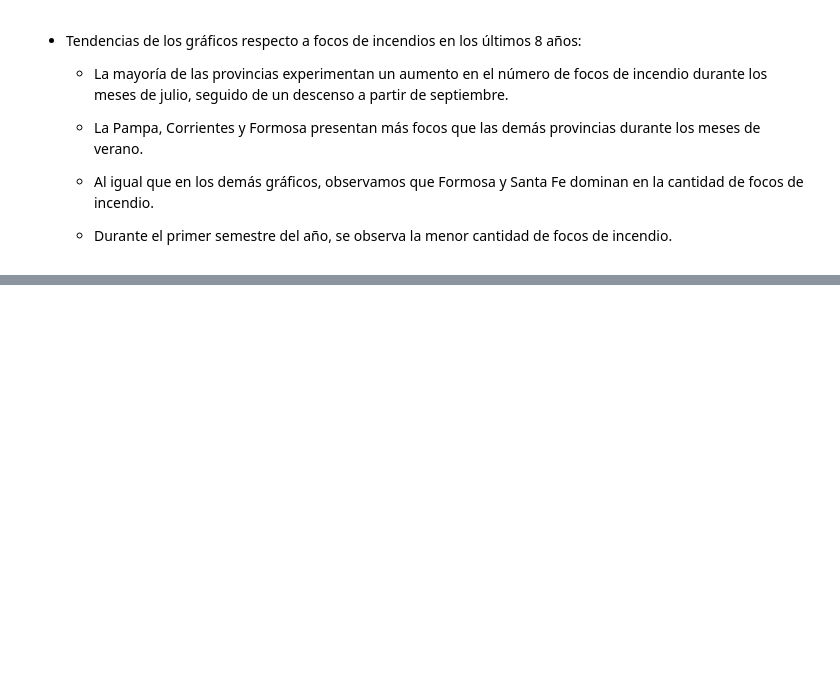
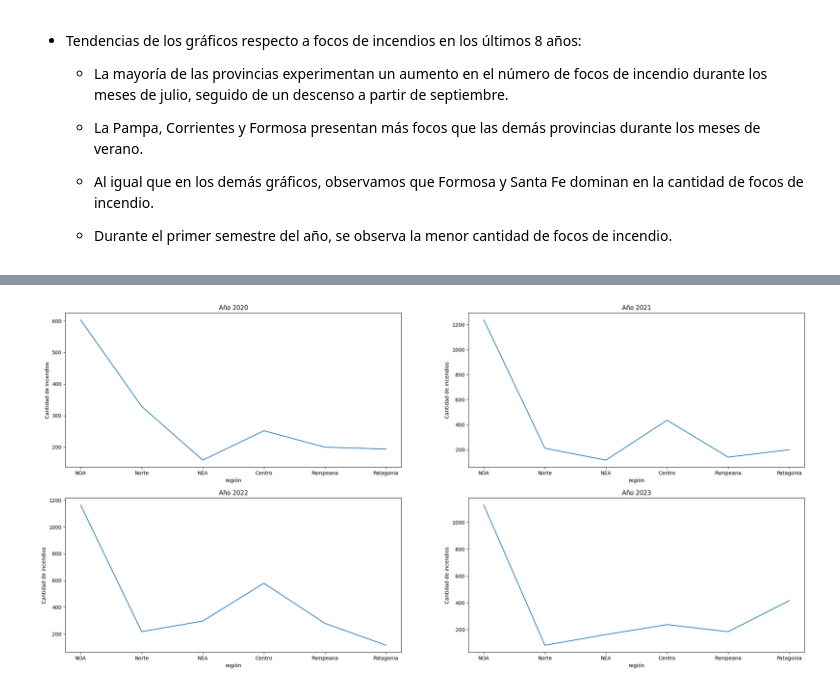
Before and after one commit to MaximilianoTauil/Incendios, a Jupyter notebook: EDA.ipynb, the cells around one changed output, grey strips where cells are left out. Cells and saved outputs as stored; diff of their text form; code cells hidden in the pictures; blank space fills up the shorter version.

```diff
--- a/EDA.ipynb
+++ b/EDA.ipynb
@@ -502,0 +528,27 @@ plt.show()
+# %%
+fig, axes = plt.subplots(2, 2, figsize=(26, 12))
+
+filtrado = quinto.iloc[1:,:]
+sns.lineplot(data=filtrado,y='año_2020',x='región',ax=axes[0, 0])
+axes[0, 0].set_title('Año 2020')
+axes[0, 0].set_ylabel('Cantidad de incendios')
+axes[0, 0].set_xlabel('región')
+
+sns.lineplot(data=filtrado,y='año_2021',x='región',ax=axes[0, 1])
+axes[0,1].set_title('Año 2021')
+axes[0,1].set_ylabel('Cantidad de incendios')
+axes[0,1].set_xlabel('región')
+
+sns.lineplot(data=filtrado,y='año_2022',x='región',ax=axes[1, 0])
+axes[1,0].set_title('Año 2022')
+axes[1,0].set_ylabel('Cantidad de incendios')
+axes[1,0].set_xlabel('región')
+
+sns.lineplot(data=filtrado,y='año_2023',x='región',ax=axes[1, 1],)
+axes[1,1].set_title('Año 2023')
+axes[1,1].set_ylabel('Cantidad de incendios')
+axes[1,1].set_xlabel('región')
+
+plt.show()
+# %% [output]
+[figure, added]
```
Also changed, not shown: parts of 4 cells of this notebook.
